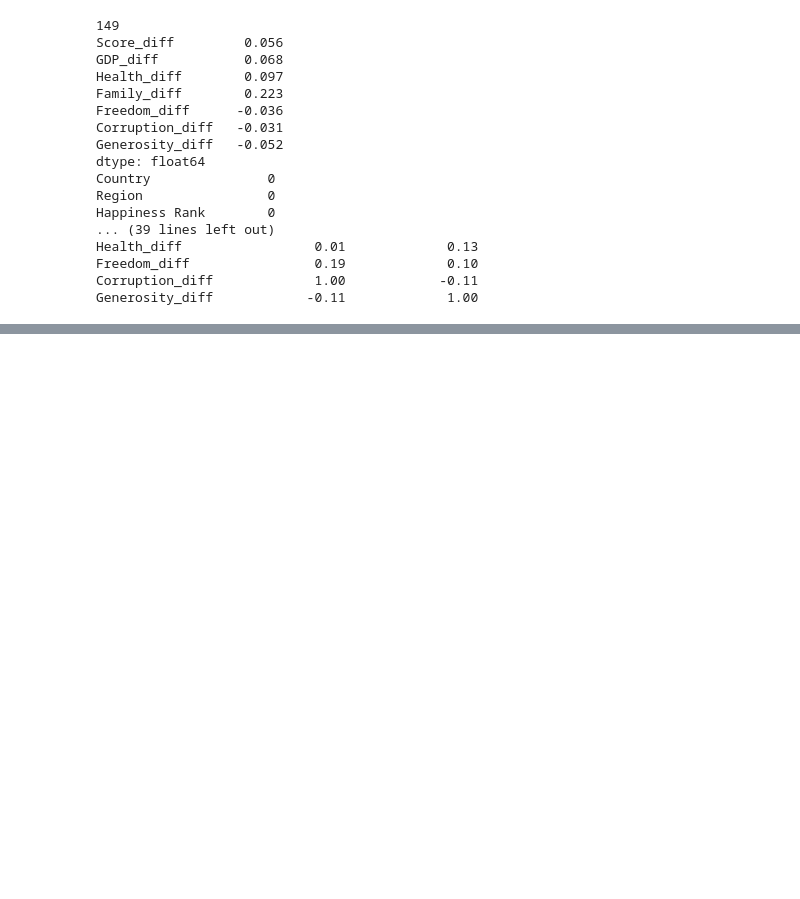
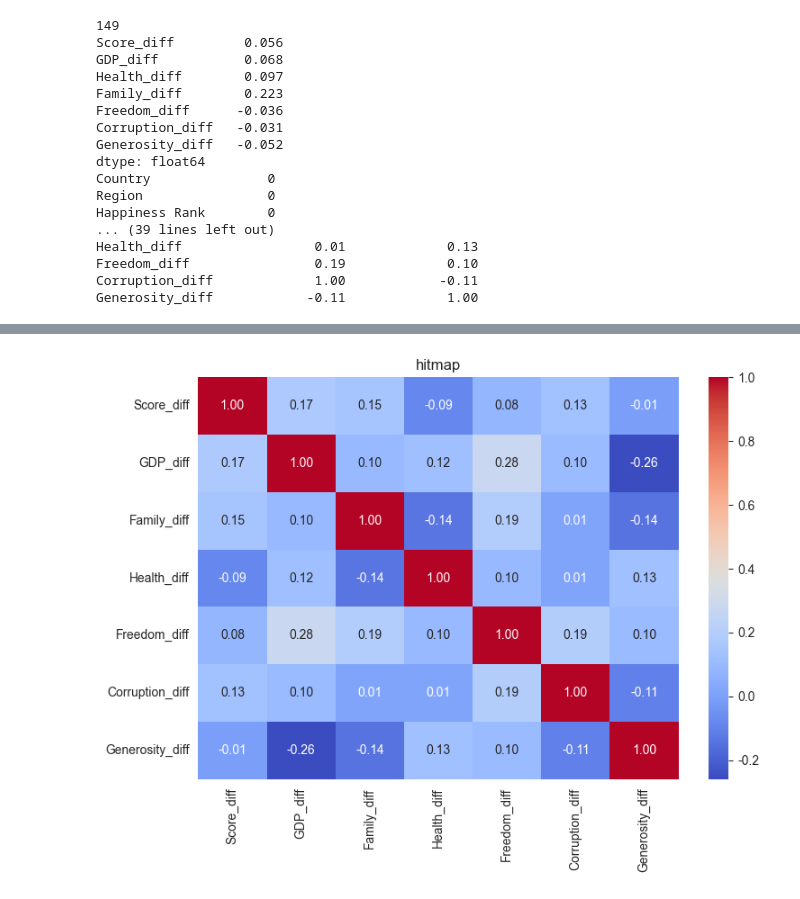
Before and after one commit to skn-ai14-250409/SKN14-EDA-3Team, a Jupyter notebook: KangYungu/world_happiness_eda.ipynb, the cells around one changed output, grey strips where cells are left out. Drawn from its saved outputs; the diff is of its cells as text; code cells hidden in the pictures; blank space fills up the shorter version.

```diff
--- a/KangYungu/world_happiness_eda.ipynb
+++ b/KangYungu/world_happiness_eda.ipynb
@@ -368,0 +510,13 @@ Generosity_diff            -0.11             1.00
+# %%
+import seaborn as sns
+
+corr = df[['Score_diff', 'GDP_diff', 'Family_diff', 'Health_diff',
+           'Freedom_diff', 'Corruption_diff', 'Generosity_diff']].corr()
+
+plt.figure(figsize=(8, 6))
+sns.heatmap(corr, annot=True, cmap='coolwarm', fmt='.2f')
+plt.title('hitmap')
+plt.tight_layout()
+plt.show() # 5. 변수 간 관계 분석, 상관관계 히트맵
+# %% [output]
+[figure, added]
```
Also changed, not shown: parts of 14 cells of this notebook, 12 other files.
